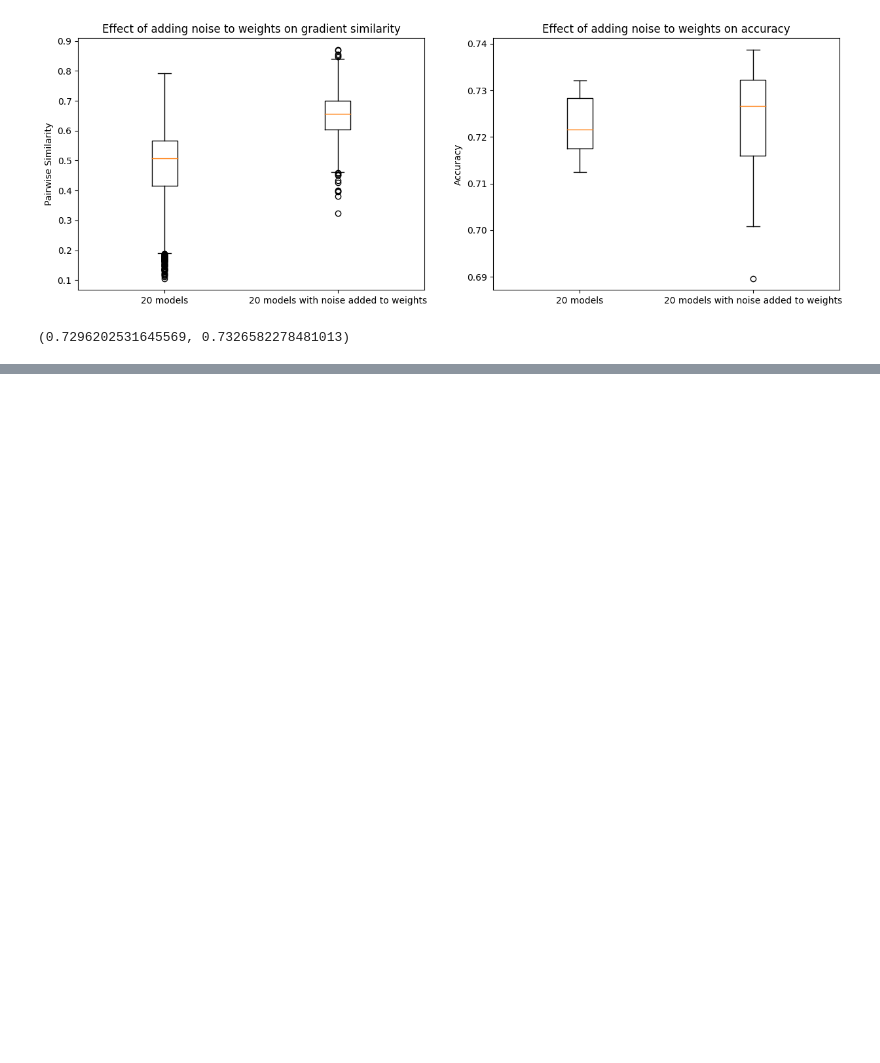
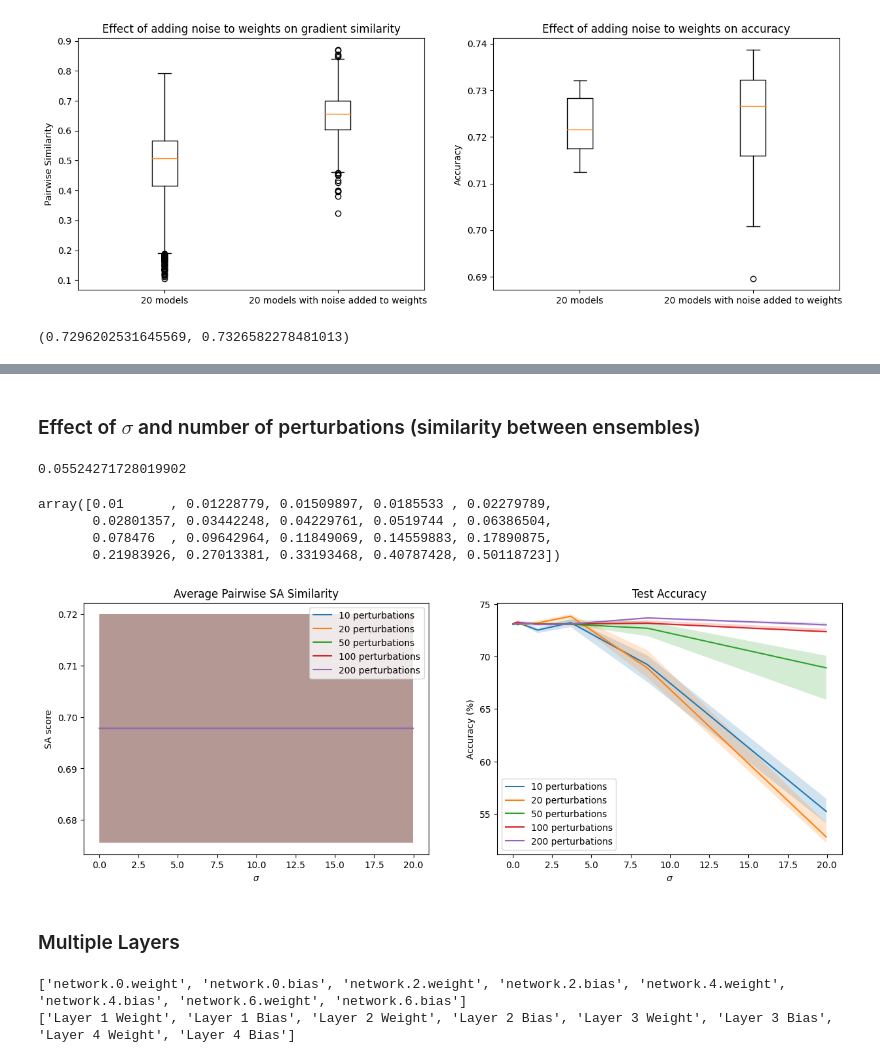
Before and after one commit to nicole-hjlin/harvard_cs282_ptg, a Jupyter notebook: notebooks/weight_sampling.ipynb, the cells around one changed output, grey strips where cells are left out. Drawn from its saved outputs; the diff is of its cells as text; code cells hidden in the pictures; blank space fills up the shorter version.

```diff
--- a/notebooks/weight_sampling.ipynb
+++ b/notebooks/weight_sampling.ipynb
@@ -138,0 +300,75 @@ smooth_ensemble_preds = np.where(smooth_preds.mean(axis=0) > 0.5, 1, 0)
+# %% [markdown]
+### Effect of $\sigma$ and number of perturbations (similarity between ensembles)
+# %%
+5/np.sqrt(64*128)
+# %% [output]
+0.05524271728019902
+# %%
+perturb_layers = ['network.0.weight']
+n_trials = 20
+ensemble_size = 1
+n_samples = [10, 20, 50, 100, 200]
+sigmas = np.logspace(-2, -0.3, 20)
+sigmas
+# %% [output]
+array([0.01      , 0.01228779, 0.01509897, 0.0185533 , 0.02279789,
+       0.02801357, 0.03442248, 0.04229761, 0.0519744 , 0.06386504,
+       0.078476  , 0.09642964, 0.11849069, 0.14559883, 0.17890875,
+       0.21983926, 0.27013381, 0.33193468, 0.40787428, 0.50118723])
+# %%
+pert_grads = np.zeros((len(sigmas), len(n_samples), n_trials, n_inputs, n_features))
+pert_logits = np.zeros((len(sigmas), len(n_samples), n_trials, n_inputs, 2))
+for j in tqdm(range(n_trials)):
+    model_idx = np.random.choice(n_models, ensemble_size, replace=False)
+    models = [load_model(i) for i in model_idx]
+    for i, sigma in enumerate(sigmas):
+        for model in models:
+            pert_model = TabularModelPerturb(model, n_samples[-1], sigma, perturb_layers=perturb_layers)
+            p_grads = pert_model.compute_gradients(X_test, mean=False)
+            p_logits = pert_model.compute_logits(X_test, mean=False)
+            for l, n in enumerate(n_samples):
+                pert_grads[i,l,j] += p_grads[:n].mean(axis=0)
+                pert_logits[i,l,j] += p_logits[:n].mean(axis=0)
+pert_grads /= ensemble_size
+pert_logits /= ensemble_size
+accs = (pert_logits.argmax(-1)==y_test).mean(axis=-1)
+accs_mean = (pert_logits.mean(axis=-3).argmax(-1)==y_test).mean(axis=-1)
+# %%
+topk, signs = get_top_k(5, pert_grads, return_sign=True)
+sa = np.zeros((len(sigmas), len(n_samples), n_inputs))
+for i in tqdm(range(len(sigmas))):
+    for j in range(len(n_samples)):
+        sa[i,j] = average_pairwise_score(topk[i,j], signs[i,j], top_k_sa)
+# %%
+fig, ax = plt.subplots(nrows=1, ncols=2, figsize=(15, 5), dpi=100)
+metrics = [sa, accs*100]
+titles = ['Average Pairwise SA Similarity',
+          'Test Accuracy']
+ylabels = ['SA score', 'Accuracy (%)']
+
+for i in range(2):
+    for j in range(len(n_samples)):
+        q = np.quantile(metrics[i][:,j], [0.4, 0.5, 0.6], axis=-1)
+        ax[i].plot(sigmas, q[1], label=f'{n_samples[j]} perturbations')
+        ax[i].fill_between(sigmas, q[0], q[2], alpha=0.2)
+    ax[i].set_xlabel('$\sigma$')
+    ax[i].set_ylabel(ylabels[i])
+    ax[i].set_title(titles[i])
+    ax[i].legend()
+plt.show()
+# %% [output]
+[figure, added]
+# %% [markdown]
+### Multiple Layers
+# %%
+# Get names of all layers
+layer_names = [name for name, _ in model.named_parameters()]
+layer_titles = ['Layer ' + str(int(layer_names.split('.')[1])//2+1) + ' ' + layer_names.split('.')[-1].title() for layer_names in layer_names]
+layer_weights = [model.state_dict()[name] for name in layer_names]
+layer_norms = [lw.norm().item() for lw in layer_weights]
+layer_norms_cum = list(np.cumsum(layer_norms))
+print(layer_names)
+print(layer_titles)
+# %% [output]
+['network.0.weight', 'network.0.bias', 'network.2.weight', 'network.2.bias', 'network.4.weight', 'network.4.bias', 'network.6.weight', 'network.6.bias']
+['Layer 1 Weight', 'Layer 1 Bias', 'Layer 2 Weight', 'Layer 2 Bias', 'Layer 3 Weight', 'Layer 3 Bias', 'Layer 4 Weight', 'Layer 4 Bias']
```
Also changed, not shown: parts of 31 cells of this notebook.
